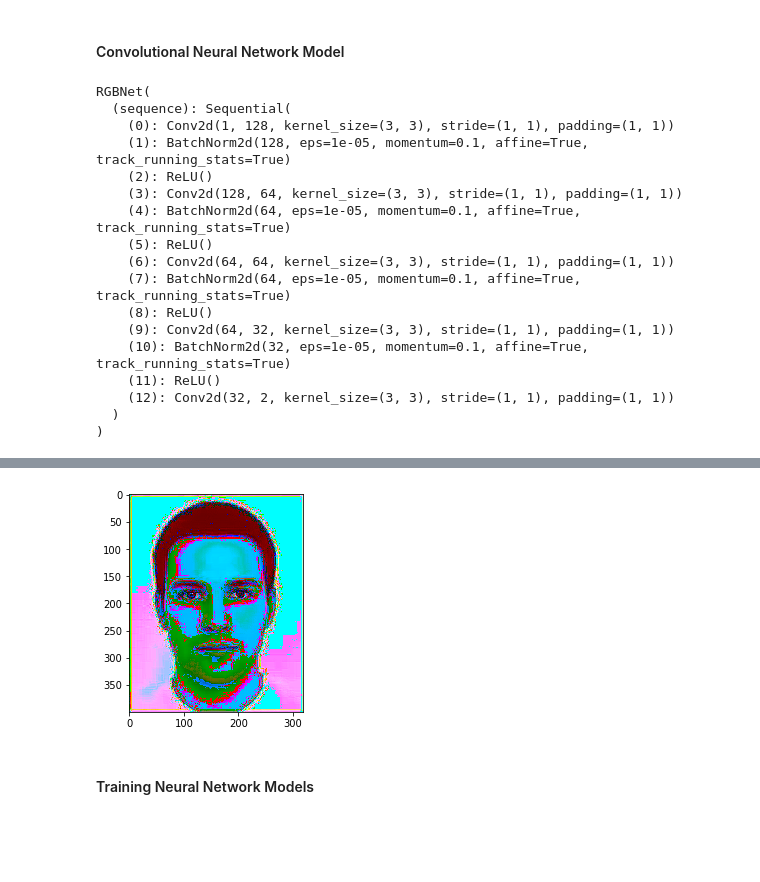
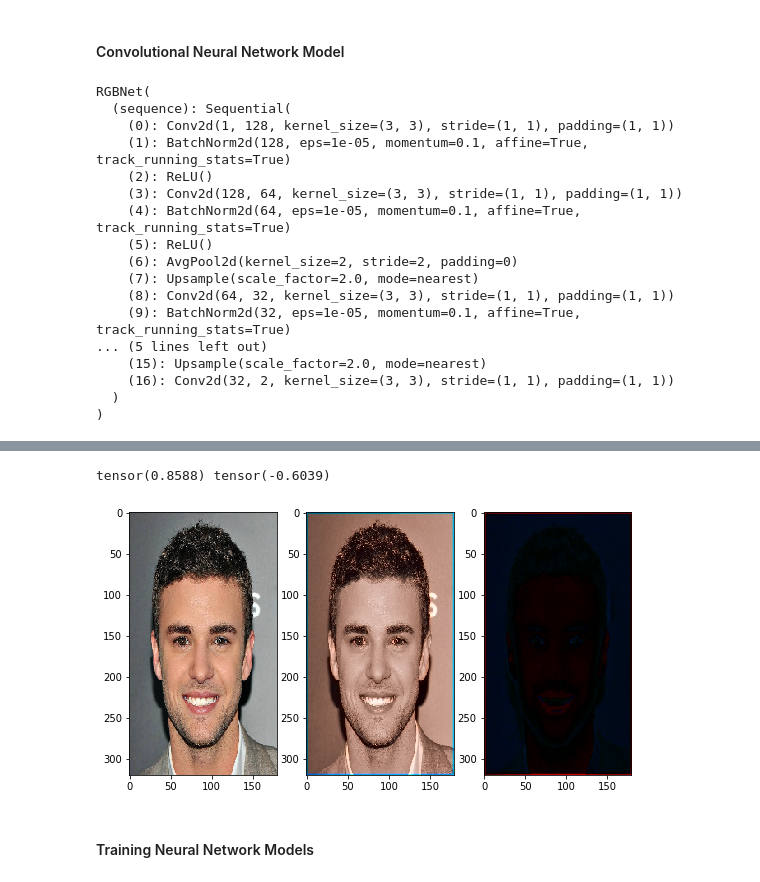
Before and after one commit to sachithdickwella/computervision-pytorch, a Jupyter notebook: src/gray_to_color.ipynb, the cells around one changed output, grey strips where cells are left out. Cells and saved outputs as stored; diff of their text form; code cells hidden in the pictures; blank space fills up the shorter version.

```diff
--- a/src/gray_to_color.ipynb
+++ b/src/gray_to_color.ipynb
@@ -81,6 +82,7 @@ torch.manual_seed(72)
 
 # GRAYSCALE IMAGES USE TO TRAIN NEURAL NETWORKS.
 gray_data_loader = DataLoader(dataset=gray_dataset, batch_size=10, shuffle=False)
+rgb_data_loader = DataLoader(dataset=rgb_dataset, batch_size=10, shuffle=False)
 # LAB IMAGES FOR VISUALIZATION AND TRAINING PURPOSE.
 lab_data_loader = DataLoader(dataset=lab_dataset, batch_size=10, shuffle=False)
 l_data_loader = DataLoader(dataset=lab_dataset.l_images(), batch_size=10, shuffle=False)
@@ -88,7 +90,7 @@ ab_data_loader = DataLoader(dataset=lab_dataset.ab_images(), batch_size=10, shuf
 # %% [markdown]
 #### View a single batch grayscale and colored image sample.
 # %%
-g_ims, l_ims, ab_ims, lab_ims = (None, None, None, None)
+g_ims, l_ims, ab_ims, lab_ims, rgb_ims = (None, None, None, None, None)
 for g_ims in gray_data_loader:
     break
 
@@ -101,7 +103,10 @@ for ab_ims in ab_data_loader:
 for lab_ims in lab_data_loader:
     break
 
-plt.figure(figsize=(13, 14))
+for rgb_ims in rgb_data_loader:
+    break
+
+plt.figure(figsize=(14,13))
 
 im = make_grid(g_ims, nrow=5, normalize=True)
 
@@ -140,12 +146,14 @@ plt.imshow(stack)
 # %%
 class RGBNet(nn.Module):
 
-    def __init__(self, in_channels=1, out_channels=2, n_layers=(128, 64, 64, 32)):
+    def __init__(self, in_channels=1, out_channels=2, n_layers=(128, 64, 32, 32)):
         super().__init__()
 
         layers = []
 
-        for nl in n_layers:
+        for i, nl in enumerate(n_layers):
+            i += 1
+
             layers.append(nn.Conv2d(in_channels=in_channels,
                                     out_channels=nl,
                                     kernel_size=3,
@@ -153,6 +161,11 @@ class RGBNet(nn.Module):
                                     padding=1))
             layers.append(nn.BatchNorm2d(nl))
             layers.append(nn.ReLU())
+
+            if i % 2 == 0:
+                layers.append(nn.AvgPool2d(kernel_size=2, stride=2))
+                layers.append(nn.Upsample(scale_factor=2))
+
             in_channels = nl
 
         layers.append(nn.Conv2d(in_channels=in_channels,
@@ -178,20 +191,39 @@ RGBNet(
     (3): Conv2d(128, 64, kernel_size=(3, 3), stride=(1, 1), padding=(1, 1))
     (4): BatchNorm2d(64, eps=1e-05, momentum=0.1, affine=True, track_running_stats=True)
     (5): ReLU()
-    (6): Conv2d(64, 64, kernel_size=(3, 3), stride=(1, 1), padding=(1, 1))
-    (7): BatchNorm2d(64, eps=1e-05, momentum=0.1, affine=True, track_running_stats=True)
-    (8): ReLU()
-    (9): Conv2d(64, 32, kernel_size=(3, 3), stride=(1, 1), padding=(1, 1))
-    (10): BatchNorm2d(32, eps=1e-05, momentum=0.1, affine=True, track_running_stats=True)
-    (11): ReLU()
-    (12): Conv2d(32, 2, kernel_size=(3, 3), stride=(1, 1), padding=(1, 1))
+    (6): AvgPool2d(kernel_size=2, stride=2, padding=0)
+    (7): Upsample(scale_factor=2.0, mode=nearest)
+    (8): Conv2d(64, 32, kernel_size=(3, 3), stride=(1, 1), padding=(1, 1))
+    (9): BatchNorm2d(32, eps=1e-05, momentum=0.1, affine=True, track_running_stats=True)
+... (5 lines left out)
+    (15): Upsample(scale_factor=2.0, mode=nearest)
+    (16): Conv2d(32, 2, kernel_size=(3, 3), stride=(1, 1), padding=(1, 1))
   )
 )
 # %%
-s = model(l_ims[3].view(-1, 1, HEIGHT, WIDTH))
-s = torch.stack([l_ims[3][0], s[0, 0], s[0, 1]]) * 255
-s = np.transpose(s.detach().view(-1, HEIGHT, WIDTH).numpy(), axes=(1, 2, 0)).astype(np.uint8)
-s = cv2.cvtColor(s, code=cv2.COLOR_LAB2RGB)
+IMG_INDEX = 8
 
-plt.imshow(s)
+model.eval()
+with torch.no_grad():
+    plt.figure(figsize=(9, 8))
+    plt.subplot(131)
+    plt.imshow(np.transpose(rgb_ims[IMG_INDEX], axes=(1, 2, 0)))
+
+    s = model(l_ims[IMG_INDEX].view(-1, 1, HEIGHT, WIDTH))
+    s = torch.stack([l_ims[IMG_INDEX][0], s[0, 0], s[0, 1]]) * 255
+    s = np.transpose(s.detach().view(-1, HEIGHT, WIDTH).numpy(), axes=(1, 2, 0)).astype(np.uint8)
+    s = cv2.cvtColor(s, code=cv2.COLOR_LAB2RGB)
+
+    plt.subplot(132)
+    plt.imshow(s)
+
+    org = np.transpose(rgb_ims[IMG_INDEX], axes=(1, 2, 0))
+    pred = torch.Tensor(s) / 255
+
+    diff = torch.sub(input=org, other=pred)
+
+    print(diff.max(), diff.min())
+
+    plt.subplot(133)
+    plt.imshow(diff)
 # %% [output]
@@ -199,4 +231,5 @@ plt.imshow(s)
+tensor(0.8588) tensor(-0.6039)
-[figure, old version]
+[figure, new version]
 # %% [markdown]
 #### Training Neural Network Models
 # %%
```
Also changed, not shown: parts of 13 cells of this notebook.
